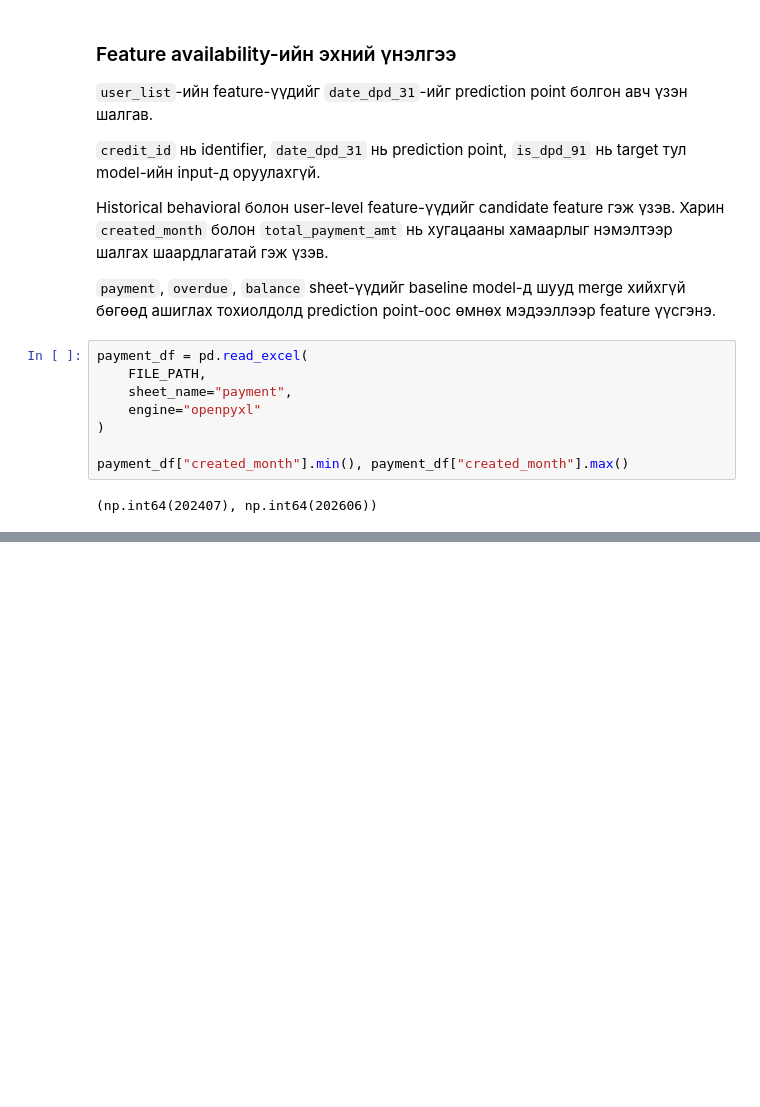
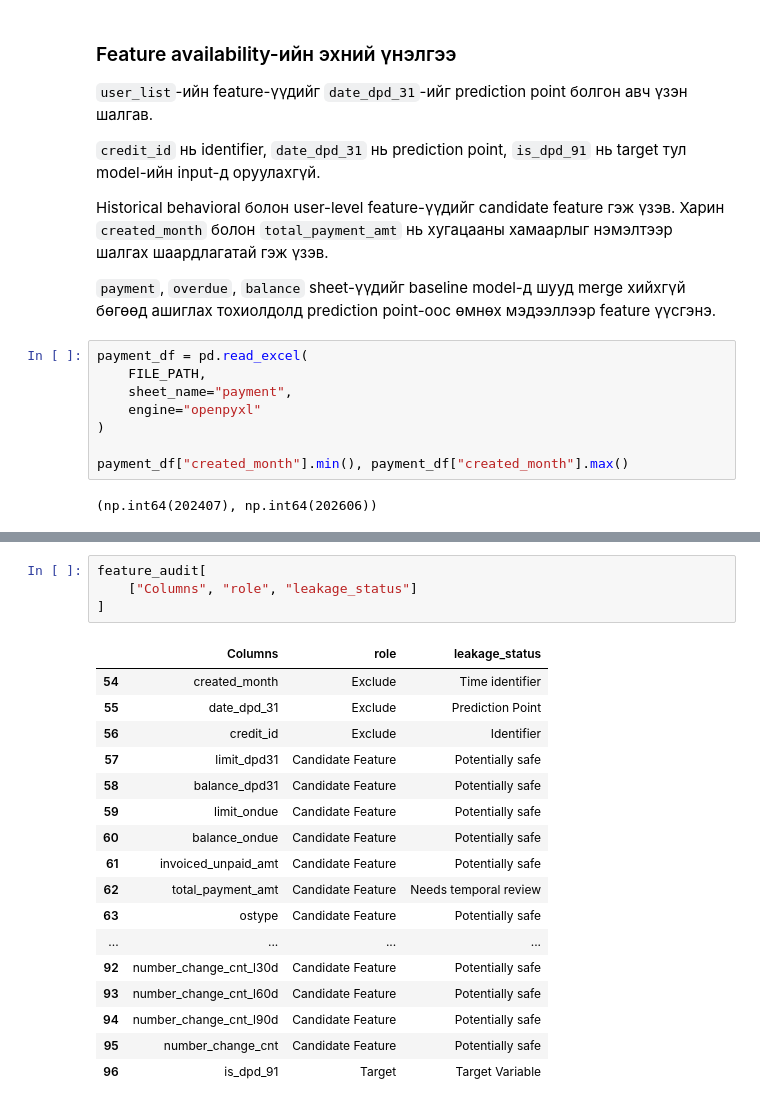
Before and after one commit to Khishigjargal42/toki_ds_task, a Jupyter notebook: notebooks/01_Toki_DPD91_Model.ipynb, the cells around one changed output, grey strips where cells are left out. Drawn from its saved outputs; the diff is of its cells as text; blank space fills up the shorter version.

```diff
--- a/notebooks/01_Toki_DPD91_Model.ipynb
+++ b/notebooks/01_Toki_DPD91_Model.ipynb
@@ -783,0 +794,22 @@ payment_df["created_month"].min(), payment_df["created_month"].max()
+# %%
+feature_audit[
+    ["Columns", "role", "leakage_status"]
+]
+# %% [output]
+|  | Columns | role | leakage_status |
+| 54 | created_month | Exclude | Time identifier |
+| 55 | date_dpd_31 | Exclude | Prediction Point |
+| 56 | credit_id | Exclude | Identifier |
+| 57 | limit_dpd31 | Candidate Feature | Potentially safe |
+| 58 | balance_dpd31 | Candidate Feature | Potentially safe |
+| 59 | limit_ondue | Candidate Feature | Potentially safe |
+| 60 | balance_ondue | Candidate Feature | Potentially safe |
+| 61 | invoiced_unpaid_amt | Candidate Feature | Potentially safe |
+| 62 | total_payment_amt | Candidate Feature | Needs temporal review |
+| 63 | ostype | Candidate Feature | Potentially safe |
+| ... | ... | ... | ... |
+| 92 | number_change_cnt_l30d | Candidate Feature | Potentially safe |
+| 93 | number_change_cnt_l60d | Candidate Feature | Potentially safe |
+| 94 | number_change_cnt_l90d | Candidate Feature | Potentially safe |
+| 95 | number_change_cnt | Candidate Feature | Potentially safe |
+| 96 | is_dpd_91 | Target | Target Variable |
```
Also changed, not shown: parts of 11 cells of this notebook.
